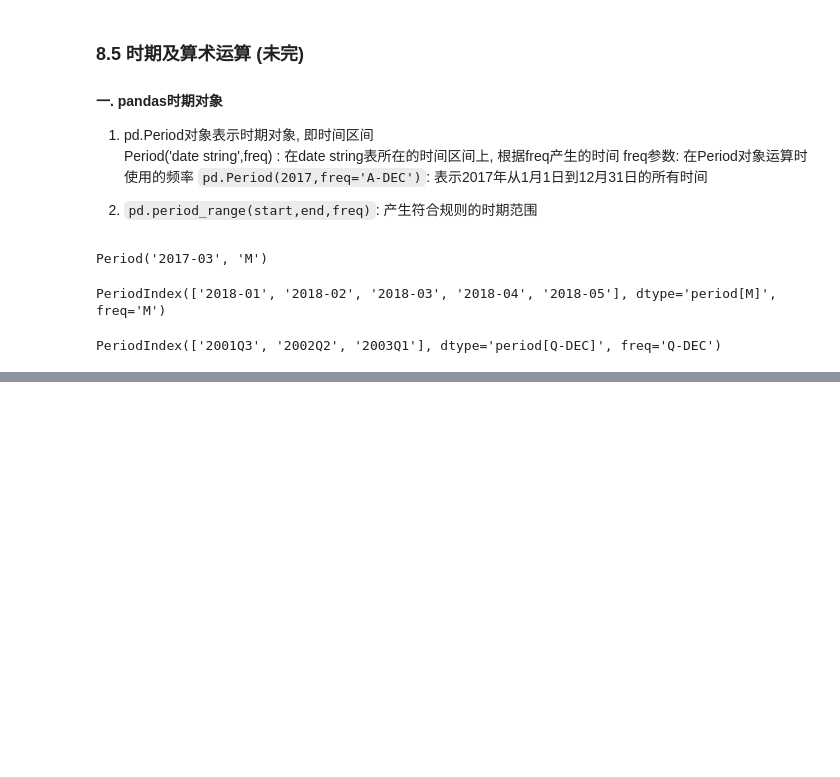
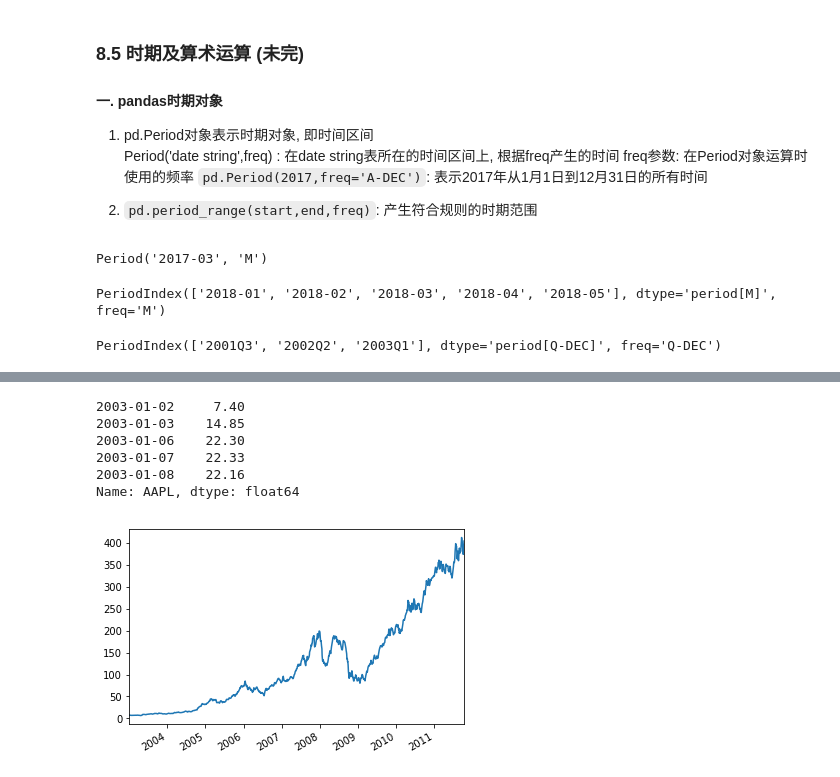
Before and after one commit to lj72808up/AI_Handcraft, a Jupyter notebook: blog/pandas数据处理/8-pandas时间序列.ipynb, the cells around one changed output, grey strips where cells are left out. Drawn from its saved outputs; the diff is of its cells as text; code cells hidden in the pictures; blank space fills up the shorter version.

```diff
--- a/blog/pandas数据处理/8-pandas时间序列.ipynb
+++ b/blog/pandas数据处理/8-pandas时间序列.ipynb
@@ -450,0 +742,14 @@ pd.Period??
+# %%
+# 可以看见, 数据中经缺少2003-01-04,2003-01-05的数据
+# 5天的滚动均值
+df.AAPL.rolling('5D').mean().plot()
+# rolling('5D')严格向前计算5天
+df.AAPL.rolling('5D').sum().head()
+# %% [output]
+2003-01-02     7.40
+2003-01-03    14.85
+2003-01-06    22.30
+2003-01-07    22.33
+2003-01-08    22.16
+Name: AAPL, dtype: float64
+[figure, added]
```
Also changed, not shown: parts of 31 cells of this notebook, 2 other files.
